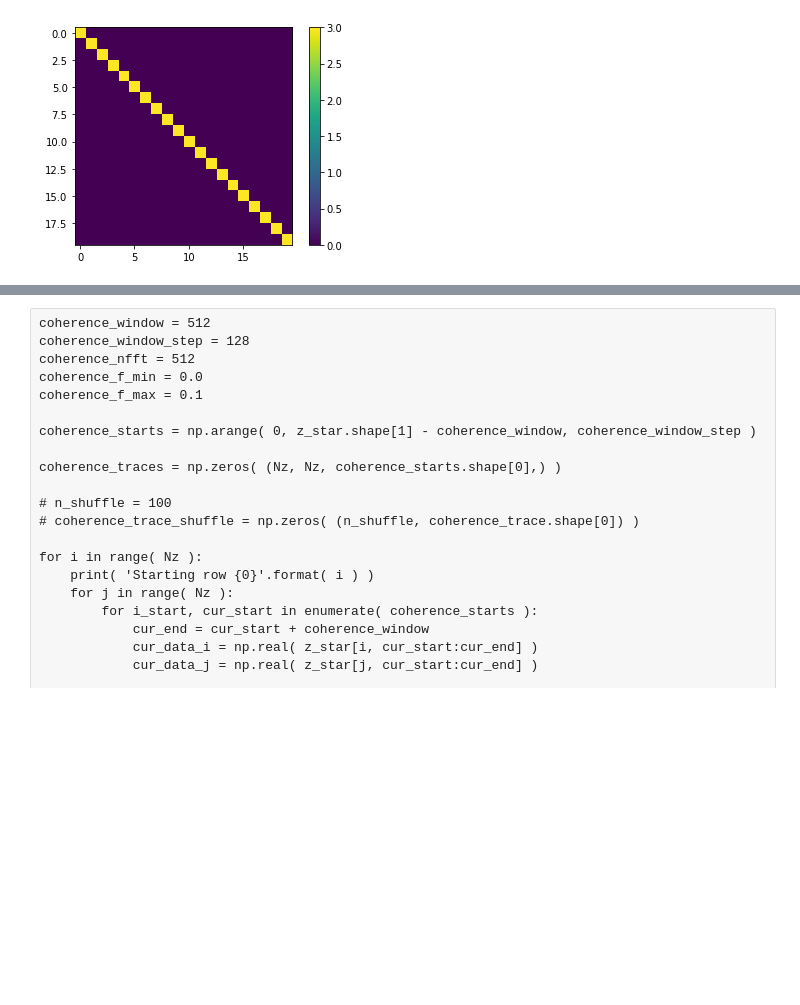
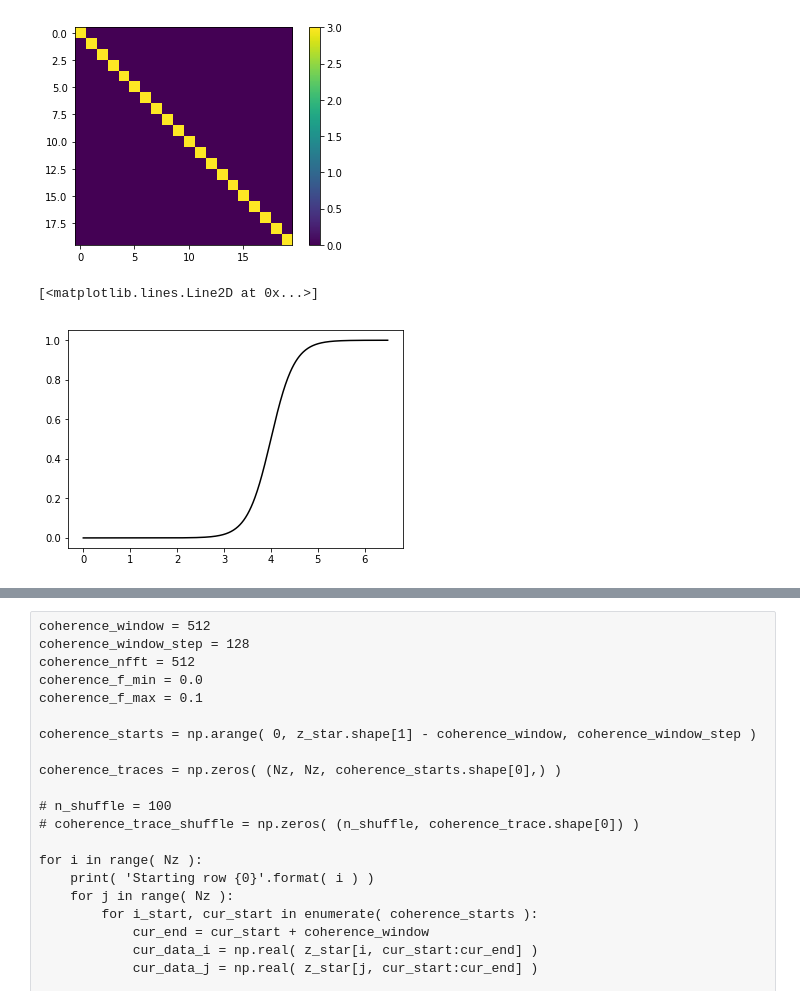
Before and after one commit to maxcollard/stahn, a Jupyter notebook: hopf-ast2.ipynb, the cells around one changed output, grey strips where cells are left out. Cells and saved outputs as stored; diff of their text form; code cells hidden in the pictures; blank space fills up the shorter version.

```diff
--- a/hopf-ast2.ipynb
+++ b/hopf-ast2.ipynb
@@ -98,4 +111,10 @@ def deriv( t, y ):
     y_dot[(Nz+Na):] = W_dot.flatten()
 
     return y_dot
+# %%
+x_test = np.arange( 0., 6.5, 0.01 )
+plt.plot( x_test, sigmoid( (x_test - sigmoid_offset) / sigmoid_scale ), 'k-' )
+# %% [output]
+[<matplotlib.lines.Line2D at 0x...>]
+[figure, added]
 # %%
```
Also changed, not shown: parts of 40 cells of this notebook, 5 other files.
